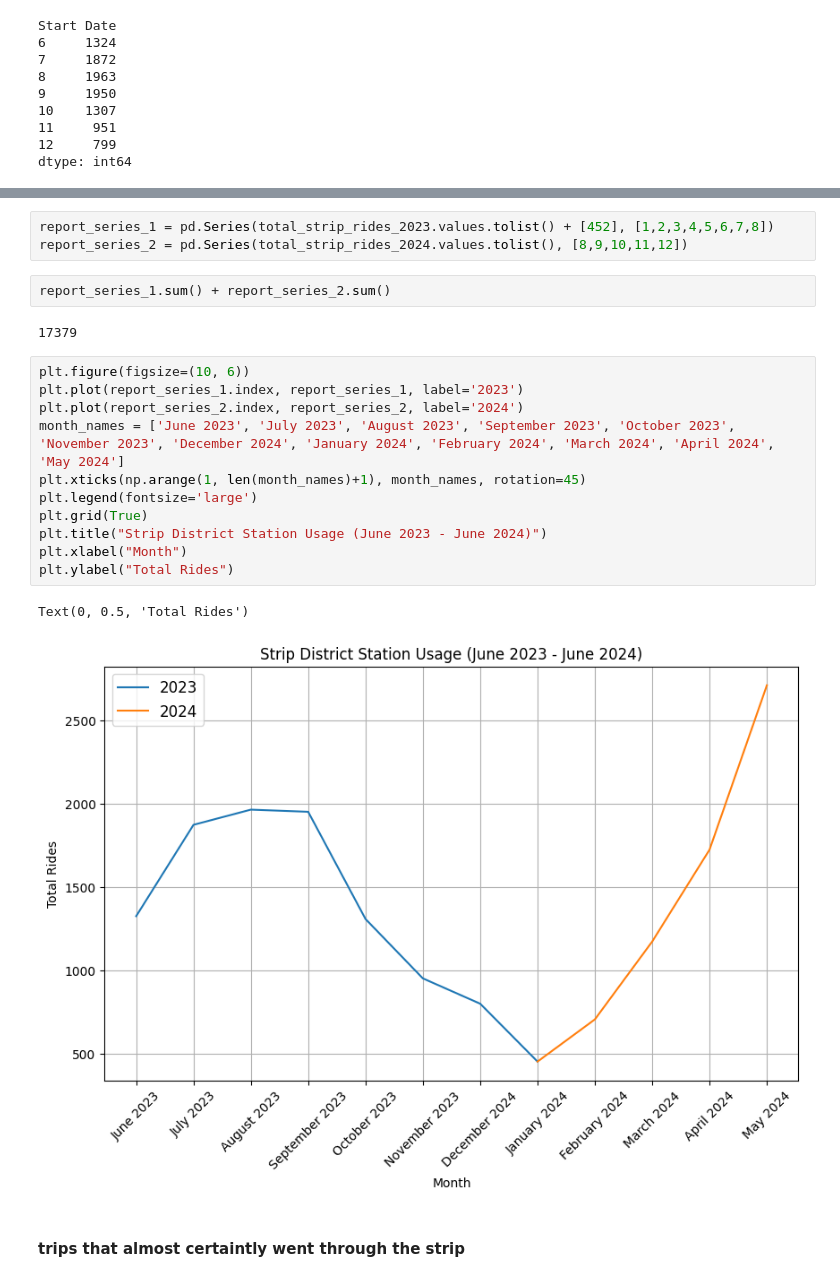
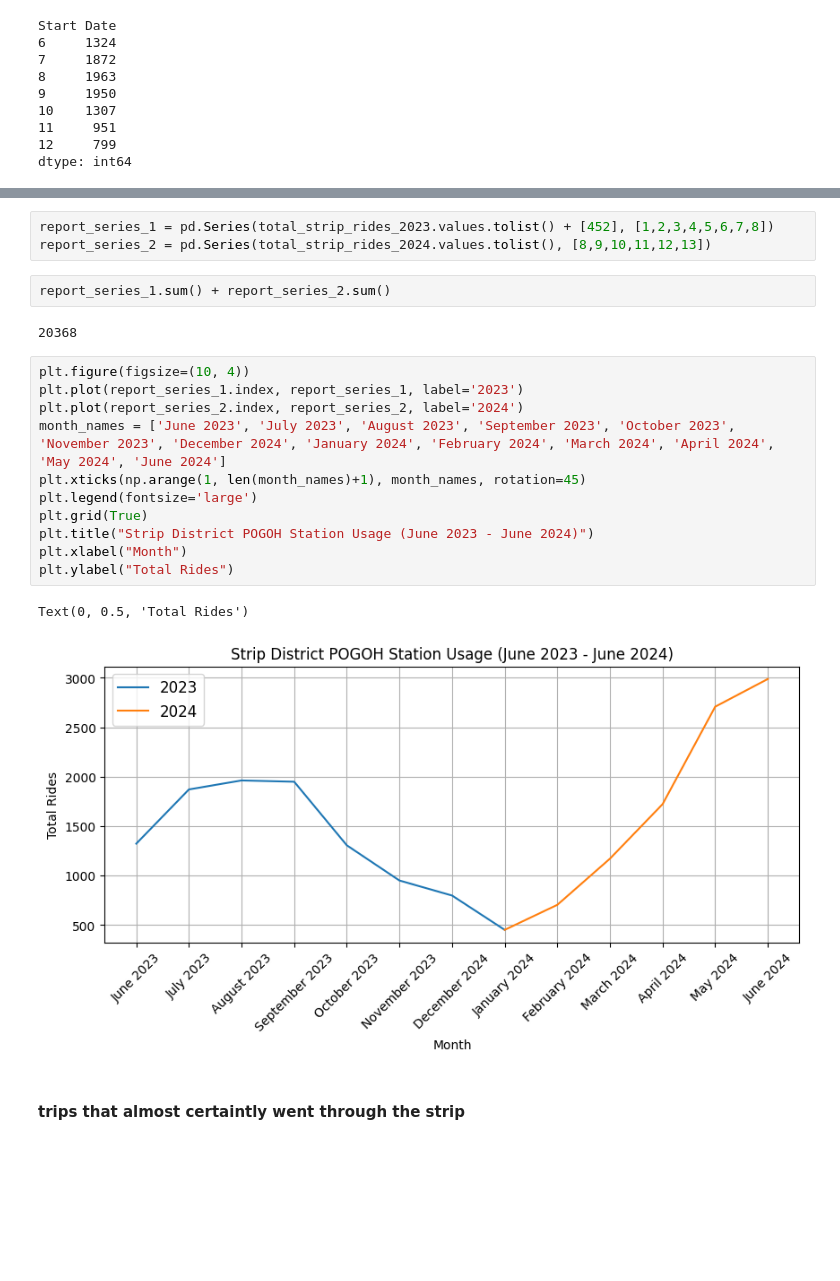
Before and after one commit to BenWSingleton/POGOH_Analysis, a Jupyter notebook: analysis.ipynb, the cells around one changed output, grey strips where cells are left out. Drawn from its saved outputs; the diff is of its cells as text; blank space fills up the shorter version.

Commit message:
adding june data

```diff
--- a/analysis.ipynb
+++ b/analysis.ipynb
@@ -434,25 +435,25 @@ Start Date
 dtype: int64
 # %%
 report_series_1 = pd.Series(total_strip_rides_2023.values.tolist() + [452], [1,2,3,4,5,6,7,8])
-report_series_2 = pd.Series(total_strip_rides_2024.values.tolist(), [8,9,10,11,12])
+report_series_2 = pd.Series(total_strip_rides_2024.values.tolist(), [8,9,10,11,12,13])
 # %%
 report_series_1.sum() + report_series_2.sum()
 # %% [output]
-17379
+20368
 # %%
-plt.figure(figsize=(10, 6))
+plt.figure(figsize=(10, 4))
 plt.plot(report_series_1.index, report_series_1, label='2023')
 plt.plot(report_series_2.index, report_series_2, label='2024')
-month_names = ['June 2023', 'July 2023', 'August 2023', 'September 2023', 'October 2023', 'November 2023', 'December 2024', 'January 2024', 'February 2024', 'March 2024', 'April 2024', 'May 2024']
+month_names = ['June 2023', 'July 2023', 'August 2023', 'September 2023', 'October 2023', 'November 2023', 'December 2024', 'January 2024', 'February 2024', 'March 2024', 'April 2024', 'May 2024', 'June 2024']
 plt.xticks(np.arange(1, len(month_names)+1), month_names, rotation=45)
 plt.legend(fontsize='large')
 plt.grid(True)
-plt.title("Strip District Station Usage (June 2023 - June 2024)")
+plt.title("Strip District POGOH Station Usage (June 2023 - June 2024)")
 plt.xlabel("Month")
 plt.ylabel("Total Rides")
 # %% [output]
 Text(0, 0.5, 'Total Rides')
-[figure, old version]
+[figure, new version]
 # %% [markdown]
 #### trips that almost certaintly went through the strip
 # %%
```
Also changed, not shown: parts of 24 cells of this notebook, 3 other files.
